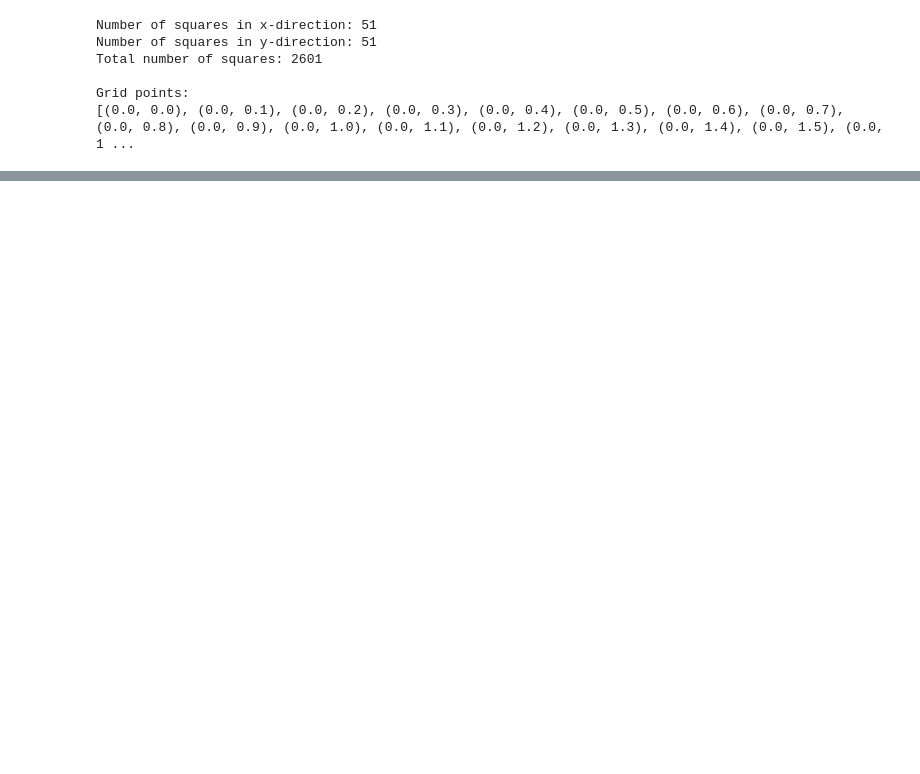
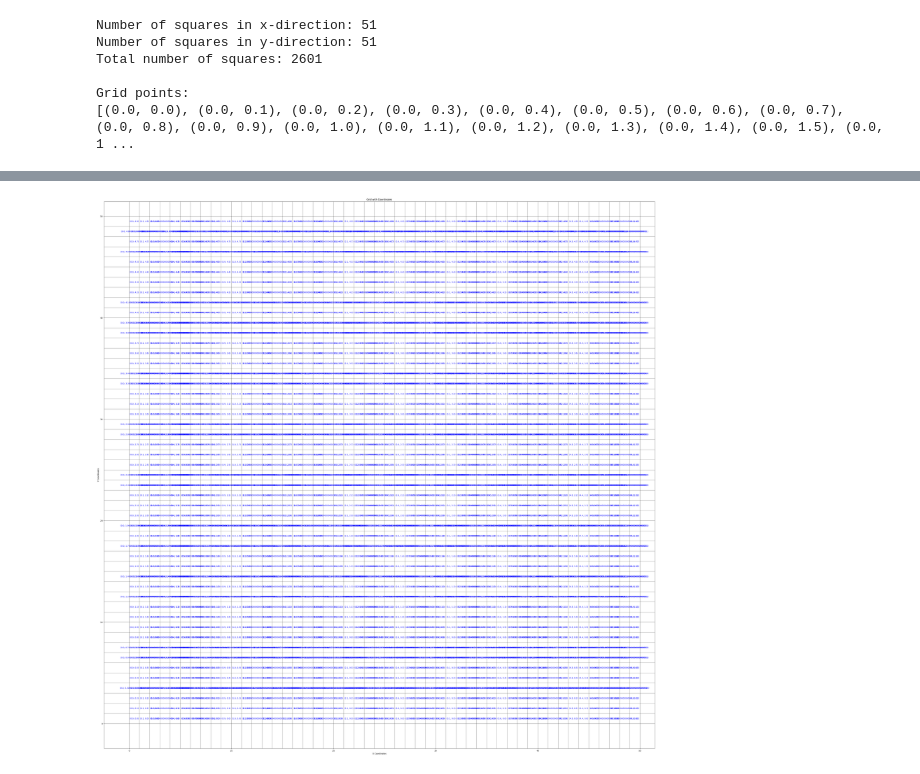
Before and after one commit to deeksha20049/wn-project, a Jupyter notebook: nlos.ipynb, the cells around one changed output, grey strips where cells are left out. Cells and saved outputs as stored; diff of their text form; code cells hidden in the pictures; blank space fills up the shorter version.

```diff
--- a/nlos.ipynb
+++ b/nlos.ipynb
@@ -223,0 +294,46 @@ d
+# %%
+import numpy as np
+import matplotlib.pyplot as plt
+
+# Function to create a grid with coordinates
+def create_grid(rows, cols, cell_size):
+    grid = np.empty((rows, cols, 2))
+
+    for i in range(rows):
+        for j in range(cols):
+            grid[i, j] = [j * cell_size, i * cell_size]  # x, y coordinates of bottom-left corner
+
+    return grid
+
+# Function to plot the grid with coordinates
+def plot_grid_with_coordinates(grid, title):
+    plt.figure(figsize=(50, 50))
+
+    # Plotting cell boundaries
+    for i in range(grid.shape[0] + 1):
+        plt.axhline(y=i, color='black', linestyle='-', linewidth=0.5)
+    for j in range(grid.shape[1] + 1):
+        plt.axvline(x=j, color='black', linestyle='-', linewidth=0.5)
+
+    # Plotting cell coordinates
+    for i in range(grid.shape[0]):
+        for j in range(grid.shape[1]):
+            plt.text(j + 0.5, i + 0.5, f"({grid[i, j, 0]}, {grid[i, j, 1]})", color='blue', ha='center', va='center')
+
+    plt.title(title)
+    plt.xlabel('X Coordinates')
+    plt.ylabel('Y Coordinates')
+    plt.grid(True)
+    plt.show()
+
+# Grid parameters
+grid_size = 50
+cell_size = 0.1
+
+# Create the grid with coordinates
+grid_with_coordinates = create_grid(grid_size, grid_size, cell_size)
+
+# Plot the grid with coordinates
+plot_grid_with_coordinates(grid_with_coordinates, "Grid with Coordinates")
+# %% [output]
+[figure, added]
```
Also changed, not shown: parts of 11 cells of this notebook, 2 other files.
